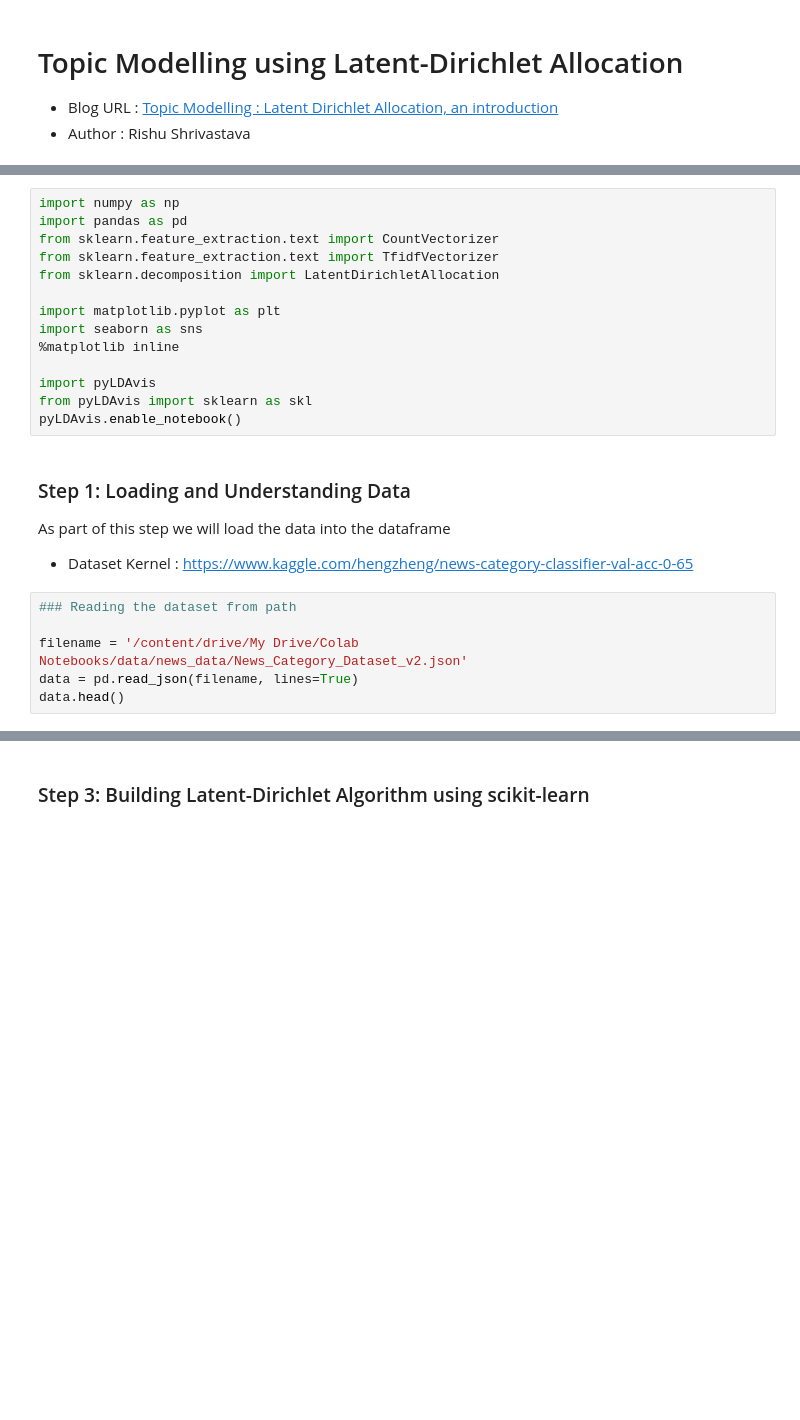
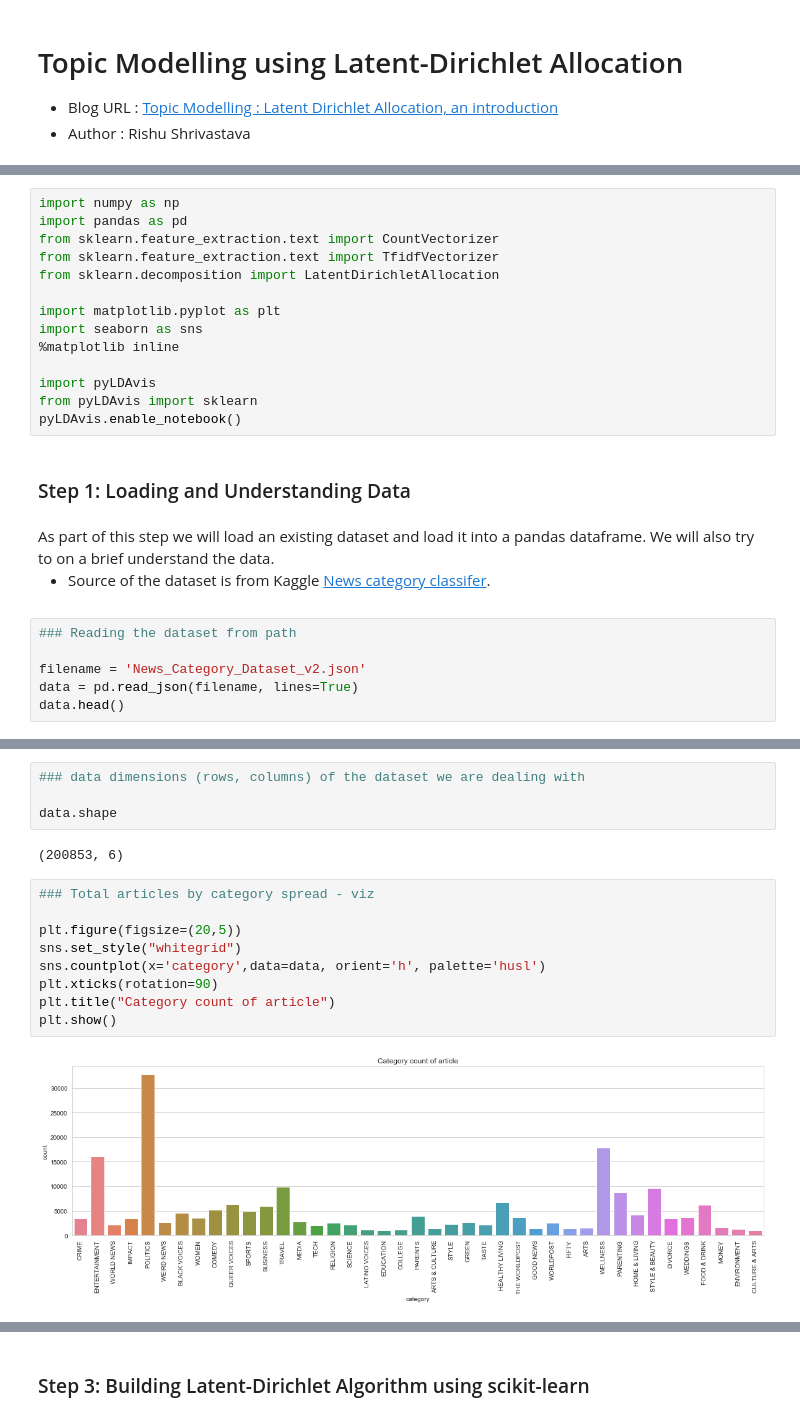
Before and after one commit to rishuatgithub/MLPy, a Jupyter notebook: Topic_Modelling_LDA.ipynb, the cells around one changed output, grey strips where cells are left out. Drawn from its saved outputs; the diff is of its cells as text; blank space fills up the shorter version.

```diff
--- a/Topic_Modelling_LDA.ipynb
+++ b/Topic_Modelling_LDA.ipynb
@@ -38,18 +15,19 @@ import seaborn as sns
 %matplotlib inline
 
 import pyLDAvis
-from pyLDAvis import sklearn as skl
+from pyLDAvis import sklearn
 pyLDAvis.enable_notebook()
+# %% [markdown]
+### Step 1: Loading and Understanding Data
 # %% [markdown]
-### Step 1: Loading and Understanding Data
+<div class="active active-primary">
+As part of this step we will load an existing dataset and load it into a pandas dataframe. We will also try to on a brief understand the data.
 
-As part of this step we will load the data into the dataframe
-
-- Dataset Kernel : https://www.kaggle.com/hengzheng/news-category-classifier-val-acc-0-65
+- Source of the dataset is from Kaggle [News category classifer](https://www.kaggle.com/hengzheng/news-category-classifier-val-acc-0-65).</div>
 # %%
 ### Reading the dataset from path
 
-filename = '/content/drive/My Drive/Colab Notebooks/data/news_data/News_Category_Dataset_v2.json'
+filename = 'News_Category_Dataset_v2.json'
 data = pd.read_json(filename, lines=True)
 data.head()
 # %% [output]
@@ -59,3 +37,20 @@ data.head()
 | 2 | ENTERTAINMENT | Hugh Grant Marries For The First ... | Ron Dicker | https://www.huffingtonpost.com/en... | The actor and his longtime girlfr... | 2018-05-26 |
 | 3 | ENTERTAINMENT | Jim Carrey Blasts 'Castrato' Adam... | Ron Dicker | https://www.huffingtonpost.com/en... | The actor gives Dems an ass-kicki... | 2018-05-26 |
 | 4 | ENTERTAINMENT | Julianna Margulies Uses Donald Tr... | Ron Dicker | https://www.huffingtonpost.com/en... | The "Dietland" actress said using... | 2018-05-26 |
+# %%
+### data dimensions (rows, columns) of the dataset we are dealing with
+
+data.shape
+# %% [output]
+(200853, 6)
+# %%
+### Total articles by category spread - viz
+
+plt.figure(figsize=(20,5))
+sns.set_style("whitegrid")
+sns.countplot(x='category',data=data, orient='h', palette='husl')
+plt.xticks(rotation=90)
+plt.title("Category count of article")
+plt.show()
+# %% [output]
+[figure, added]
```
Also changed, not shown: parts of 33 cells of this notebook.
